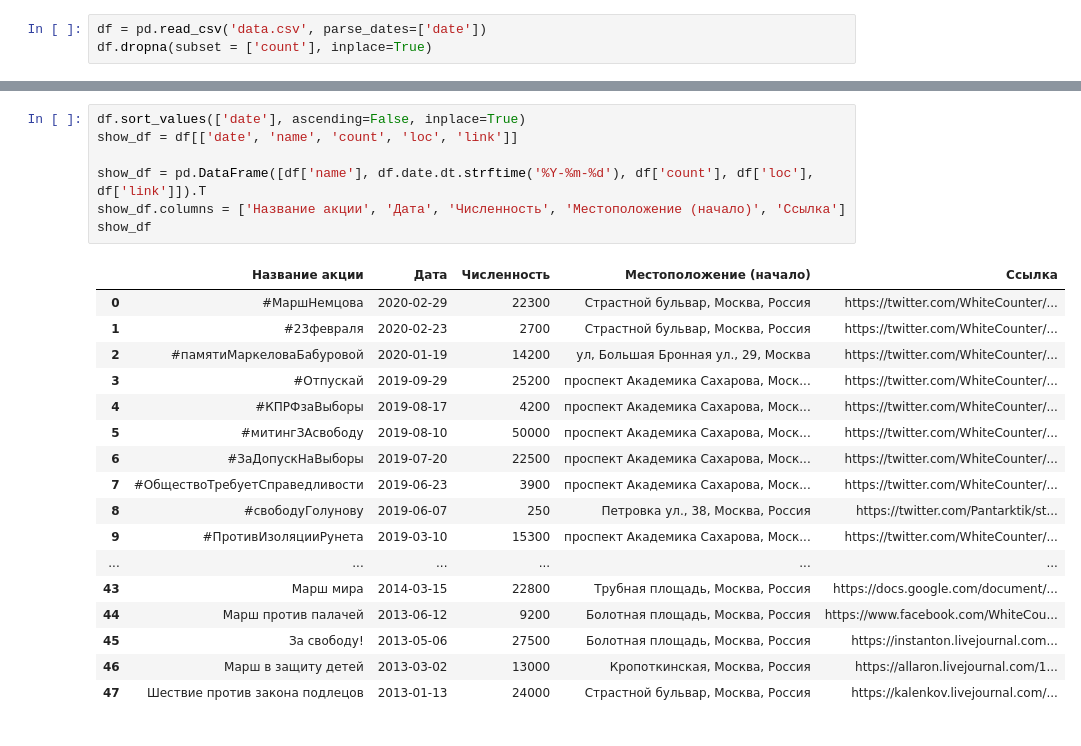
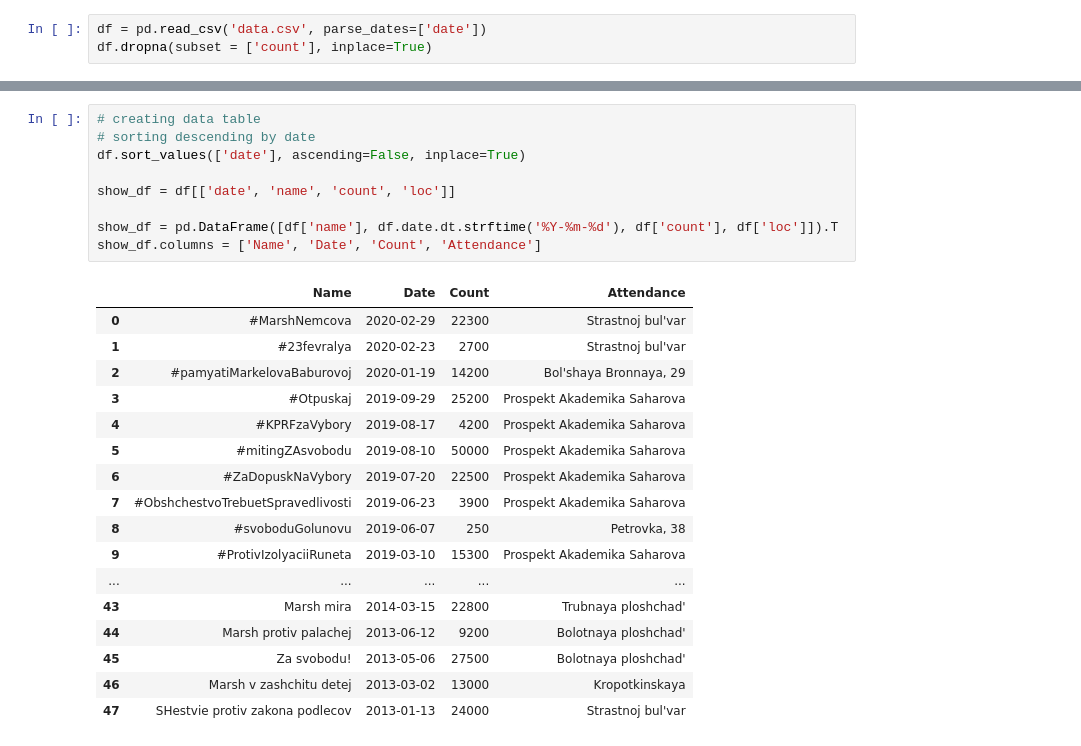
Before and after one commit to AntiDeprime/whitecounter, a Jupyter notebook: wc2.ipynb, the cells around one changed output, grey strips where cells are left out. Drawn from its saved outputs; the diff is of its cells as text.

```diff
--- a/wc2.ipynb
+++ b/wc2.ipynb
@@ -63,27 +61,29 @@ fig.update_traces(
 [interactive output not drawn]
 [interactive output not drawn]
 # %%
+# creating data table
+# sorting descending by date
 df.sort_values(['date'], ascending=False, inplace=True)
-show_df = df[['date', 'name', 'count', 'loc', 'link']]
 
-show_df = pd.DataFrame([df['name'], df.date.dt.strftime('%Y-%m-%d'), df['count'], df['loc'], df['link']]).T
-show_df.columns = ['Название акции', 'Дата', 'Численность', 'Местоположение (начало)', 'Ссылка']
-show_df
+show_df = df[['date', 'name', 'count', 'loc']]
+
+show_df = pd.DataFrame([df['name'], df.date.dt.strftime('%Y-%m-%d'), df['count'], df['loc']]).T
+show_df.columns = ['Name', 'Date', 'Count', 'Attendance']
 # %% [output]
-|  | Название акции | Дата | Численность | Местоположение (начало) | Ссылка |
-| 0 | #МаршНемцова | 2020-02-29 | 22300 | Страстной бульвар, Москва, Россия | https://twitter.com/WhiteCounter/... |
-| 1 | #23февраля | 2020-02-23 | 2700 | Страстной бульвар, Москва, Россия | https://twitter.com/WhiteCounter/... |
-| 2 | #памятиМаркеловаБабуровой | 2020-01-19 | 14200 | ул, Большая Бронная ул., 29, Москва | https://twitter.com/WhiteCounter/... |
-| 3 | #Отпускай | 2019-09-29 | 25200 | проспект Академика Сахарова, Моск... | https://twitter.com/WhiteCounter/... |
-| 4 | #КПРФзаВыборы | 2019-08-17 | 4200 | проспект Академика Сахарова, Моск... | https://twitter.com/WhiteCounter/... |
-| 5 | #митингЗАсвободу | 2019-08-10 | 50000 | проспект Академика Сахарова, Моск... | https://twitter.com/WhiteCounter/... |
-| 6 | #ЗаДопускНаВыборы | 2019-07-20 | 22500 | проспект Академика Сахарова, Моск... | https://twitter.com/WhiteCounter/... |
-| 7 | #ОбществоТребуетСправедливости | 2019-06-23 | 3900 | проспект Академика Сахарова, Моск... | https://twitter.com/WhiteCounter/... |
-| 8 | #свободуГолунову | 2019-06-07 | 250 | Петровка ул., 38, Москва, Россия | https://twitter.com/Pantarktik/st... |
-| 9 | #ПротивИзоляцииРунета | 2019-03-10 | 15300 | проспект Академика Сахарова, Моск... | https://twitter.com/WhiteCounter/... |
-| ... | ... | ... | ... | ... | ... |
-| 43 | Марш мира | 2014-03-15 | 22800 | Трубная площадь, Москва, Россия | https://docs.google.com/document/... |
-| 44 | Марш против палачей | 2013-06-12 | 9200 | Болотная площадь, Москва, Россия | https://www.facebook.com/WhiteCou... |
-| 45 | За свободу! | 2013-05-06 | 27500 | Болотная площадь, Москва, Россия | https://instanton.livejournal.com... |
-| 46 | Марш в защиту детей | 2013-03-02 | 13000 | Кропоткинская, Москва, Россия | https://allaron.livejournal.com/1... |
-| 47 | Шествие против закона подлецов | 2013-01-13 | 24000 | Страстной бульвар, Москва, Россия | https://kalenkov.livejournal.com/... |
+|  | Name | Date | Count | Attendance |
+| 0 | #MarshNemcova | 2020-02-29 | 22300 | Strastnoj bul'var |
+| 1 | #23fevralya | 2020-02-23 | 2700 | Strastnoj bul'var |
+| 2 | #pamyatiMarkelovaBaburovoj | 2020-01-19 | 14200 | Bol'shaya Bronnaya, 29 |
+| 3 | #Otpuskaj | 2019-09-29 | 25200 | Prospekt Akademika Saharova |
+| 4 | #KPRFzaVybory | 2019-08-17 | 4200 | Prospekt Akademika Saharova |
+| 5 | #mitingZAsvobodu | 2019-08-10 | 50000 | Prospekt Akademika Saharova |
+| 6 | #ZaDopuskNaVybory | 2019-07-20 | 22500 | Prospekt Akademika Saharova |
+| 7 | #ObshchestvoTrebuetSpravedlivosti | 2019-06-23 | 3900 | Prospekt Akademika Saharova |
+| 8 | #svoboduGolunovu | 2019-06-07 | 250 | Petrovka, 38 |
+| 9 | #ProtivIzolyaciiRuneta | 2019-03-10 | 15300 | Prospekt Akademika Saharova |
+| ... | ... | ... | ... | ... |
+| 43 | Marsh mira | 2014-03-15 | 22800 | Trubnaya ploshchad' |
+| 44 | Marsh protiv palachej | 2013-06-12 | 9200 | Bolotnaya ploshchad' |
+| 45 | Za svobodu! | 2013-05-06 | 27500 | Bolotnaya ploshchad' |
+| 46 | Marsh v zashchitu detej | 2013-03-02 | 13000 | Kropotkinskaya |
+| 47 | SHestvie protiv zakona podlecov | 2013-01-13 | 24000 | Strastnoj bul'var |
```
Also changed, not shown: parts of 5 cells of this notebook, 5 other files.
